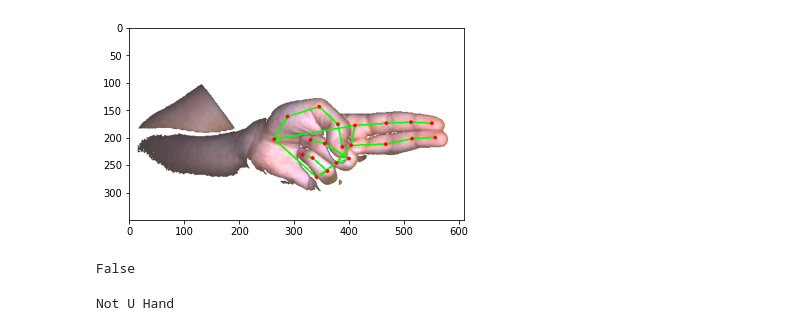
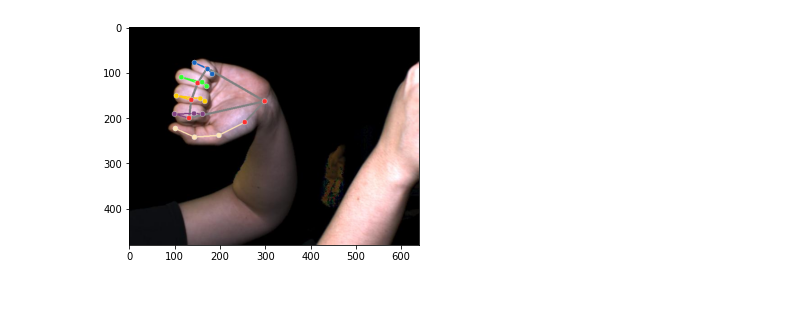
Before and after one commit to malvikavishy/SoH, a Jupyter notebook: Spring2021/Dainong/hand.ipynb, the cells around one changed output. Cells and saved outputs as stored; diff of their text form; code cells hidden in the pictures; blank space fills up the shorter version.

Commit message:
newest hand code with letter functuion

```diff
--- a/Spring2021/Dainong/hand.ipynb
+++ b/Spring2021/Dainong/hand.ipynb
@@ -169,16 +169,11 @@ plt.imshow(image)
 # %%
-
-z = z[int(y1 - int(y1/2)) : int(y2 + int(y2/3)), int(x2 - int(x2/2)): int(x1 + int(x1/3))]
+a_image = img
 mp_hands = mp.solutions.hands
-
 mp_drawing = mp.solutions.drawing_utils
-image = cv2.flip(image,1)
-
-
-hands = mp_hands.Hands(max_num_hands=2, min_detection_confidence=0.5)
-
-results = hands.process(cv2.cvtColor(image,cv2.COLOR_BGR2RGB))
-
+#a_image = cv.flip(a_image, 1)
+hands = mp_hands.Hands(max_num_hands=1, min_detection_confidence=0.5)
+results = hands.process(cv.cvtColor(a_image,cv.COLOR_BGR2RGB))
+plt.imshow(cv.cvtColor(a_image,cv.COLOR_BGR2RGB))
 print('Handedness: ', results.multi_handedness)
 # %% [output]
 Handedness:  [classification {
@@ -190,10 +186,18 @@ Handedness:  [classification {
 # %%
-annoted_image = image.copy()
+annotated_image = a_image.copy()
+mp_drawing_styles = mp.solutions.drawing_styles
+
 for hand_landmarks in results.multi_hand_landmarks:
-    mp_drawing.draw_landmarks(annoted_image, hand_landmarks, mp_hands.HAND_CONNECTIONS)
-imageshow = plt.imshow(cv2.cvtColor(annoted_image,cv2.COLOR_BGR2RGB))
+    mp_drawing.draw_landmarks(annotated_image, hand_landmarks, mp_hands.HAND_CONNECTIONS)
+mp_drawing.draw_landmarks(
+          annotated_image,
+          hand_landmarks,
+          mp_hands.HAND_CONNECTIONS,
+          mp_drawing_styles.get_default_hand_landmarks_style(),
+          mp_drawing_styles.get_default_hand_connections_style())
+imageshow = plt.imshow(cv.cvtColor(annotated_image,cv.COLOR_BGR2RGB))
 # %% [output]
-[figure, old version]
+[figure, new version]
 # %%
 # x coordinates
 p0x = hand_landmarks.landmark[mp_hands.HandLandmark.WRIST].x * image_width
@@ -303,32 +268,0 @@ def thumbonfinger3():
-# %%
-def if_T():
-  if ((p10x > p9x) and (p10x > p11x)): #Finger 2 curve 4
-    if ((p18x > p17x) and (p18x > p19x)): #Finger 4 curve 4
-      if ((p14x > p13x) and (p14x > p15x)):  #Finger 3 curve 4
-        if ((p6x > p5x)  and (p6x > p7x)): #Finger 1 curve 4
-          return True
-        else:
-          return False
-      else:
-        return False
-    else:
-      return False
-  else:
-    return False
-print(if_T())
-# %% [output]
-False
-# %%
-a = curveSevenFingerone();
-b = curveSevenFingertwo();
-c = curveFourFingerthree();
-d = curveFourFingerfour();
-e = thumbonfinger3();
-if((a is True) and (b is True)  and (c is True) and (d is True) and (e is True)):
-    cnt = "U Hand"
-    cv2.putText(annoted_image, str(cnt), (10, 30), cv2.FONT_HERSHEY_TRIPLEX, 1, (255, 0, 0), 2, cv2.LINE_AA)
-    imageshow = plt.imshow(cv2.cvtColor(annoted_image,cv2.COLOR_BGR2RGB))
-else:
-    print("Not U Hand")
-# %% [output]
-Not U Hand
```
Also changed, not shown: parts of 15 cells of this notebook.
